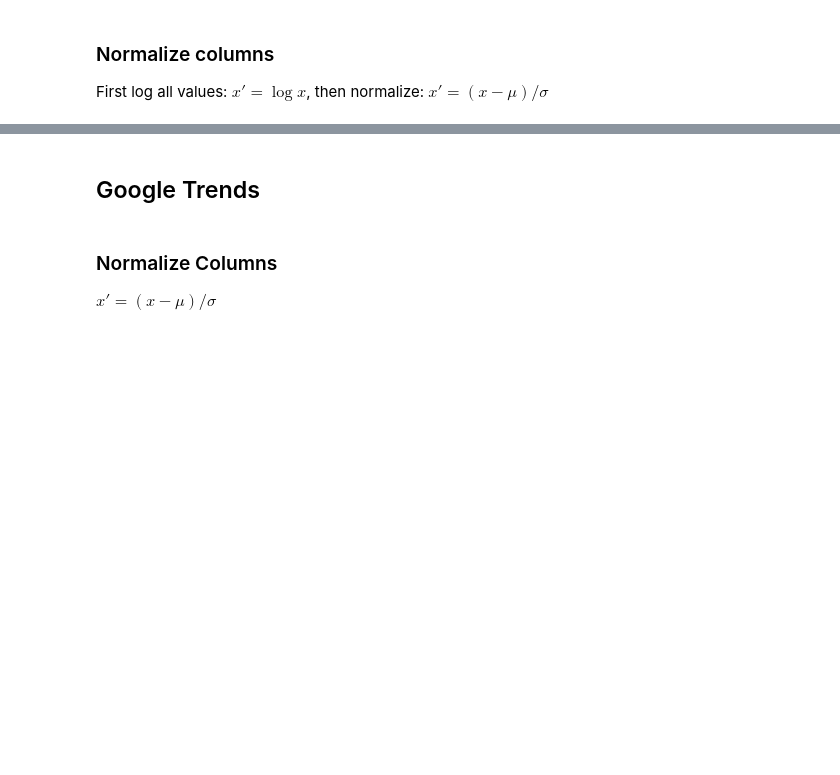
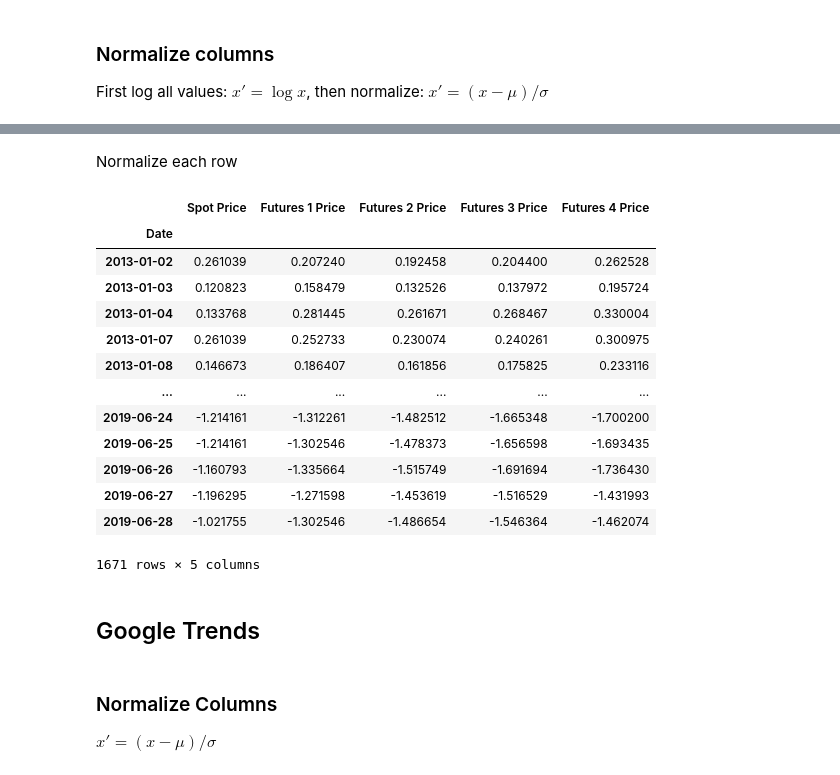
Before and after one commit to qstickmurph/cs4263-project, a Jupyter notebook: code/CS4263-Project.ipynb, the cells around one changed output, grey strips where cells are left out. Saved outputs shown, nothing was run; the diff lists cells and outputs as text; code cells hidden in the pictures; blank space fills up the shorter version.

```diff
--- a/code/CS4263-Project.ipynb
+++ b/code/CS4263-Project.ipynb
@@ -165,3 +247,25 @@ Sunday   = 2/3 (Monday - Friday)
+# %% [markdown]
+Normalize each row
+# %%
+for column in nymex_df_normalized.columns:
+    nymex_df_normalized[column] = (nymex_df_normalized[column] - nymex_df_normalized[column].mean()) / nymex_df_normalized[column].std()
+
+nymex_df_normalized
+# %% [output]
+|  | Spot Price | Futures 1 Price | Futures 2 Price | Futures 3 Price | Futures 4 Price |
+| Date |  |  |  |  |  |
+| 2013-01-02 | 0.261039 | 0.207240 | 0.192458 | 0.204400 | 0.262528 |
+| 2013-01-03 | 0.120823 | 0.158479 | 0.132526 | 0.137972 | 0.195724 |
+| 2013-01-04 | 0.133768 | 0.281445 | 0.261671 | 0.268467 | 0.330004 |
+| 2013-01-07 | 0.261039 | 0.252733 | 0.230074 | 0.240261 | 0.300975 |
+| 2013-01-08 | 0.146673 | 0.186407 | 0.161856 | 0.175825 | 0.233116 |
+| ... | ... | ... | ... | ... | ... |
+| 2019-06-24 | -1.214161 | -1.312261 | -1.482512 | -1.665348 | -1.700200 |
+| 2019-06-25 | -1.214161 | -1.302546 | -1.478373 | -1.656598 | -1.693435 |
+| 2019-06-26 | -1.160793 | -1.335664 | -1.515749 | -1.691694 | -1.736430 |
+| 2019-06-27 | -1.196295 | -1.271598 | -1.453619 | -1.516529 | -1.431993 |
+| 2019-06-28 | -1.021755 | -1.302546 | -1.486654 | -1.546364 | -1.462074 |
+1671 rows × 5 columns
 # %% [markdown]
 ## Google Trends
 # %% [markdown]
```
Also changed, not shown: parts of 19 cells of this notebook.
